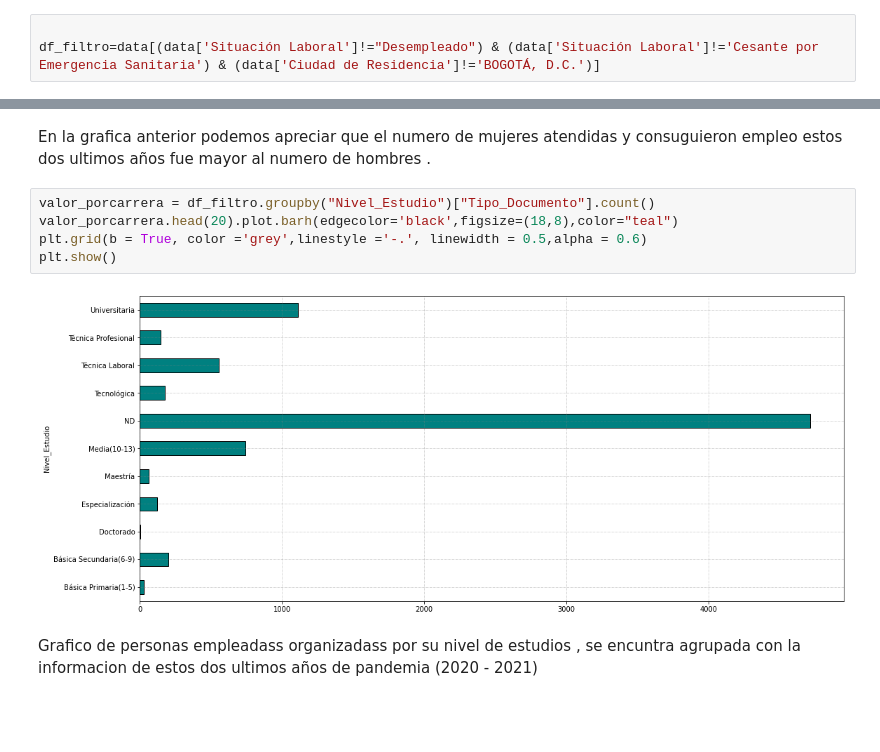
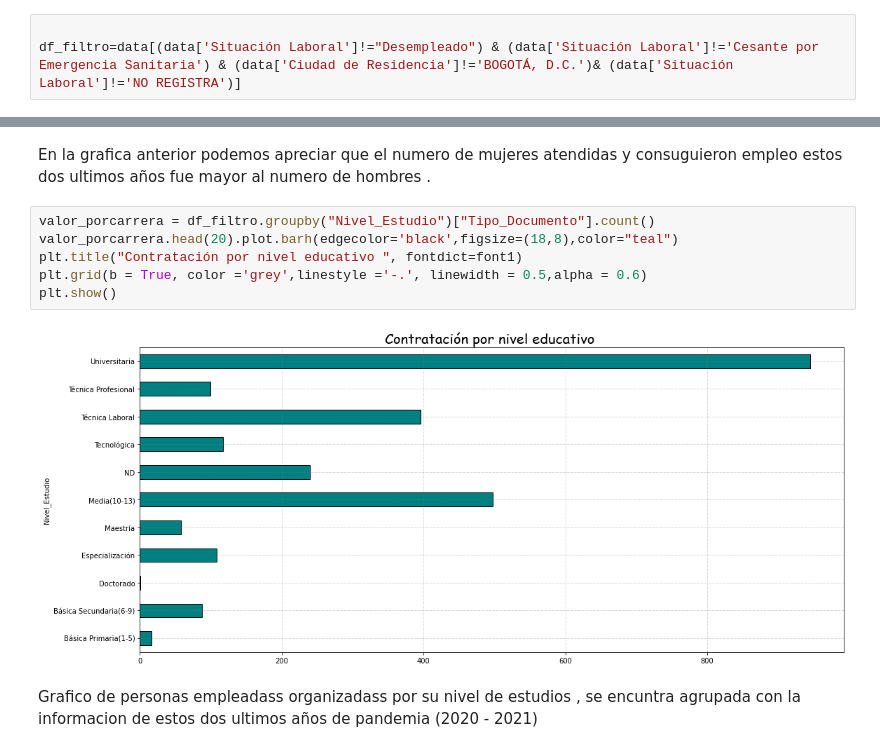
Before and after one commit to SaukB/Analisis, a Jupyter notebook: Proyecto.ipynb, the cells around one changed output, grey strips where cells are left out. Saved outputs shown, nothing was run; the diff lists cells and outputs as text; blank space fills up the shorter version.

Commit message:
Cambio de poblacion
Se excluyo a los NO REGISTRA

```diff
--- a/Proyecto.ipynb
+++ b/Proyecto.ipynb
@@ -44,7 +44,7 @@ newdata=data.copy
 #Guardando datos filtrados en el nuevo dataframe
 # %%
 
-df_filtro=data[(data['Situación Laboral']!="Desempleado") & (data['Situación Laboral']!='Cesante por Emergencia Sanitaria') & (data['Ciudad de Residencia']!='BOGOTÁ, D.C.')]
+df_filtro=data[(data['Situación Laboral']!="Desempleado") & (data['Situación Laboral']!='Cesante por Emergencia Sanitaria') & (data['Ciudad de Residencia']!='BOGOTÁ, D.C.')& (data['Situación Laboral']!='NO REGISTRA')]
 # %% [markdown]
 # Renombrar encabezados
 # %%
@@ -100,9 +88,10 @@ En la grafica anterior podemos apreciar que el numero de mujeres atendidas y con
 # %%
 valor_porcarrera = df_filtro.groupby("Nivel_Estudio")["Tipo_Documento"].count()
 valor_porcarrera.head(20).plot.barh(edgecolor='black',figsize=(18,8),color="teal")
+plt.title("Contratación por nivel educativo ", fontdict=font1)
 plt.grid(b = True, color ='grey',linestyle ='-.', linewidth = 0.5,alpha = 0.6)
 plt.show()
 # %% [output]
-[figure, old version]
+[figure, new version]
 # %% [markdown]
 Grafico de personas empleadass organizadass por su nivel de estudios , se encuntra agrupada con la informacion de estos dos ultimos años de pandemia (2020 - 2021)
```
Also changed, not shown: parts of 12 cells of this notebook, 14 other files.
